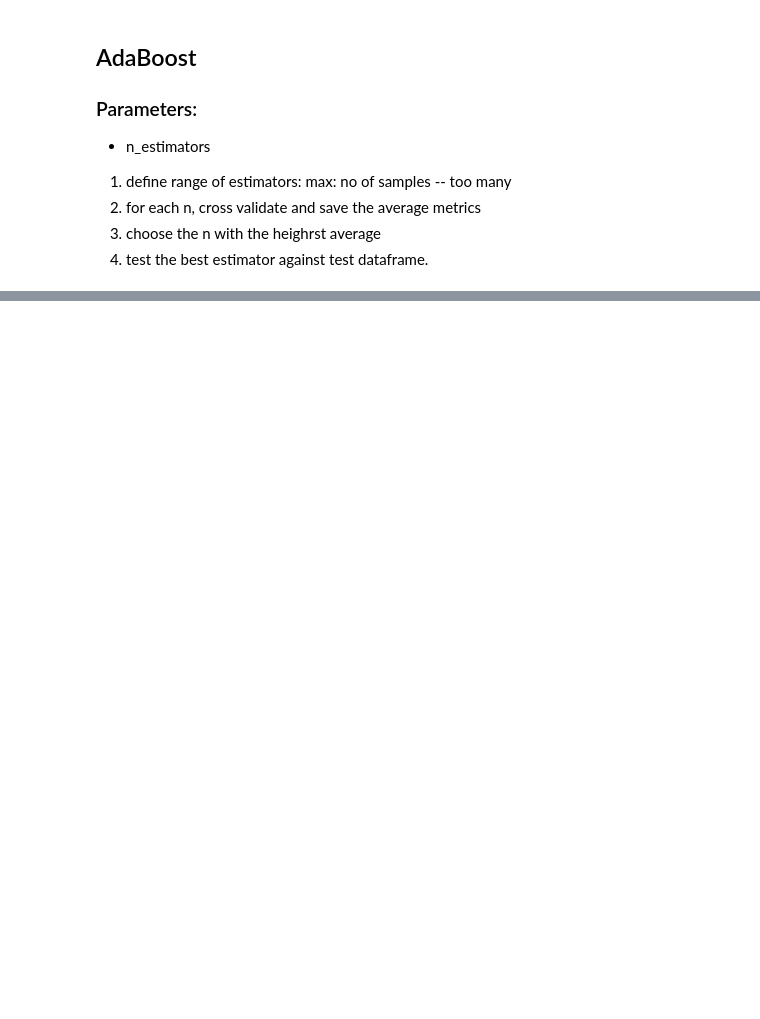
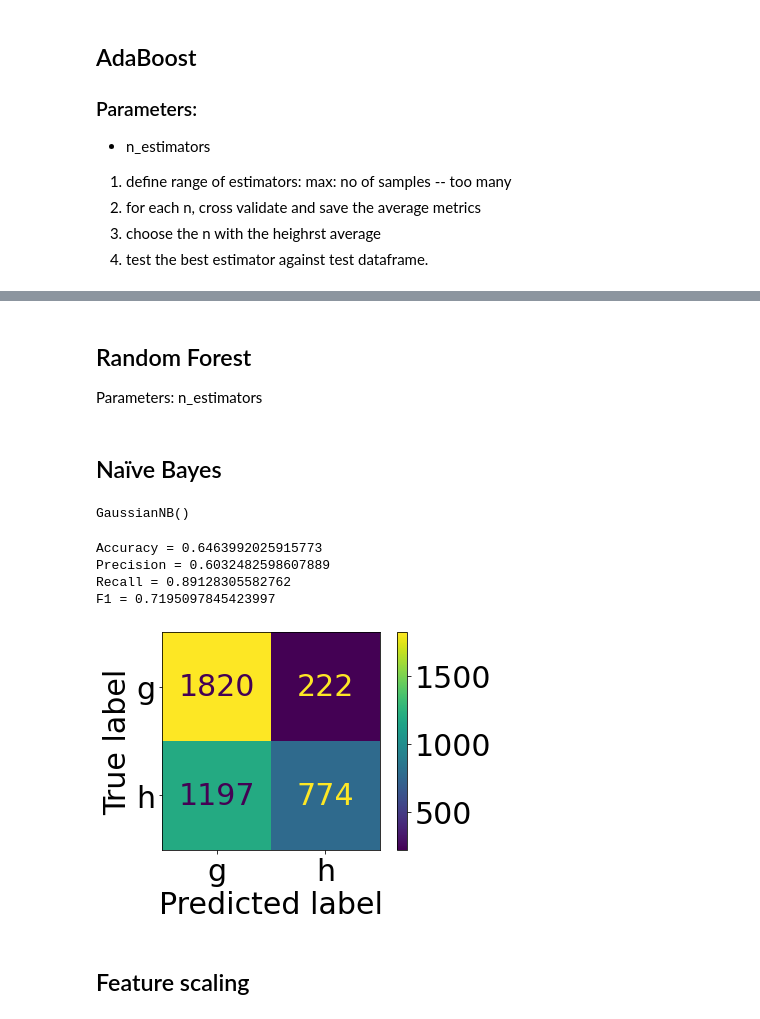
Before and after one commit to moharamfatema/data-classification-ml-python, a Jupyter notebook: classification.ipynb, the cells around one changed output, grey strips where cells are left out. Saved outputs shown, nothing was run; the diff lists cells and outputs as text; code cells hidden in the pictures; blank space fills up the shorter version.

Commit message:
+ scaling, + NB, + KNN

```diff
--- a/classification.ipynb
+++ b/classification.ipynb
@@ -216,0 +285,3 @@ F1 = 0.8180702185121531
+# %% [markdown]
+## Random Forest
+Parameters: n_estimators
@@ -216,0 +290,22 @@ F1 = 0.8180702185121531
+# %% [markdown]
+## Naïve Bayes
+# %%
+# no of samples = 13376 samples
+
+naive_bayes = GaussianNB()
+naive_bayes.fit(X,Y)
+# %% [output]
+GaussianNB()
+# %%
+# TODO: execute only after tuning n_neighbours
+
+y_pred_nb = naive_bayes.predict(x_test)
+disp_scores(y_test,y_pred_nb)
+# %% [output]
+Accuracy = 0.6463992025915773
+Precision = 0.6032482598607889
+Recall = 0.89128305582762
+F1 = 0.7195097845423997
+[figure, added]
+# %% [markdown]
+## Feature scaling
```
Also changed, not shown: parts of 18 cells of this notebook.
